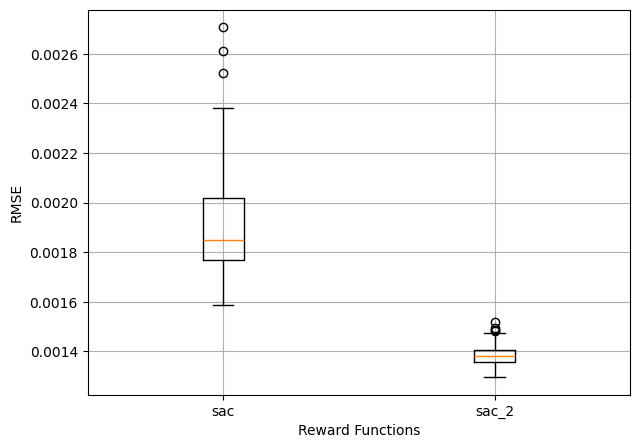
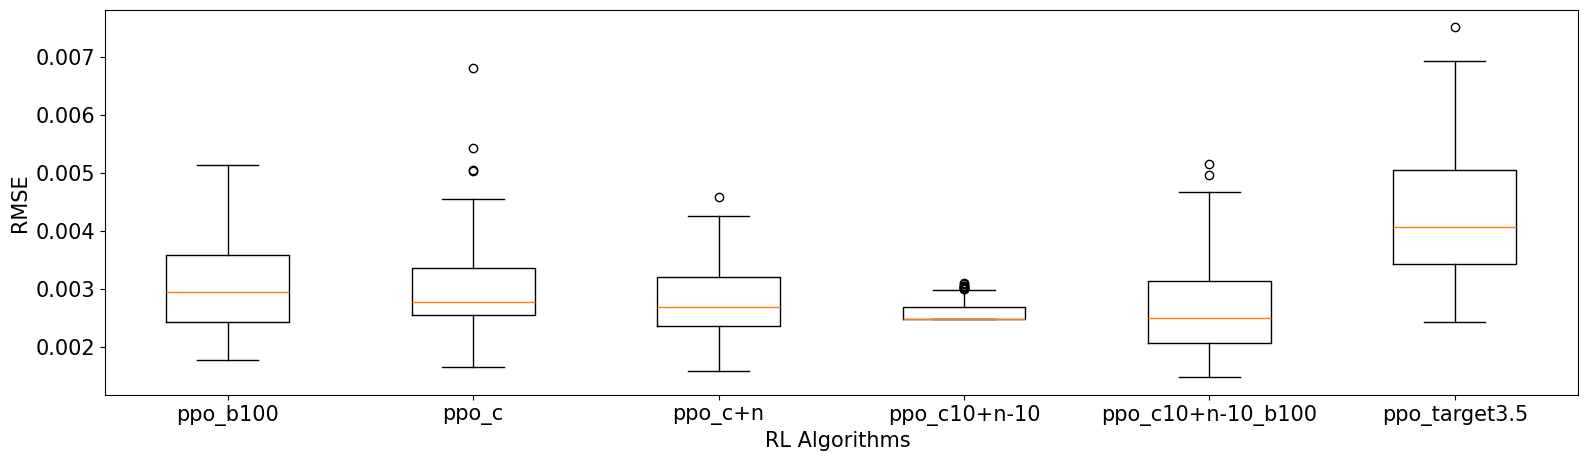
Unified diff of the notebook cell whose output changed from the first chart to the second:
--- before
+++ after
@@ -3,12 +3,13 @@
 # Combine lists into a single list of lists for the box plot
 
-plt.figure(figsize=(7, 5))
+plt.figure(figsize=(19, 5))
 # Create the box plot
 plt.boxplot(data, labels=label_names)
 
 # Customize the plot
-plt.ylabel('RMSE')
-plt.xlabel('Reward Functions')
-plt.grid(True)
+plt.xticks(fontsize=15)
+plt.yticks(fontsize=15)
+plt.ylabel('RMSE', fontsize=15)
+plt.xlabel('RL Algorithms ', fontsize=15)
 
 # Show the plot

Commit: paper ready version